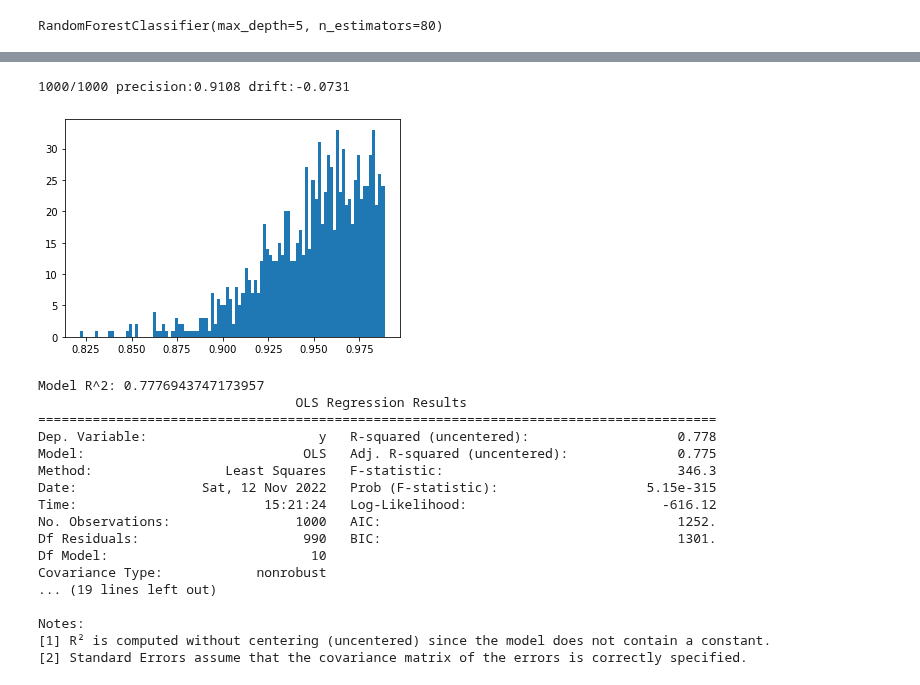
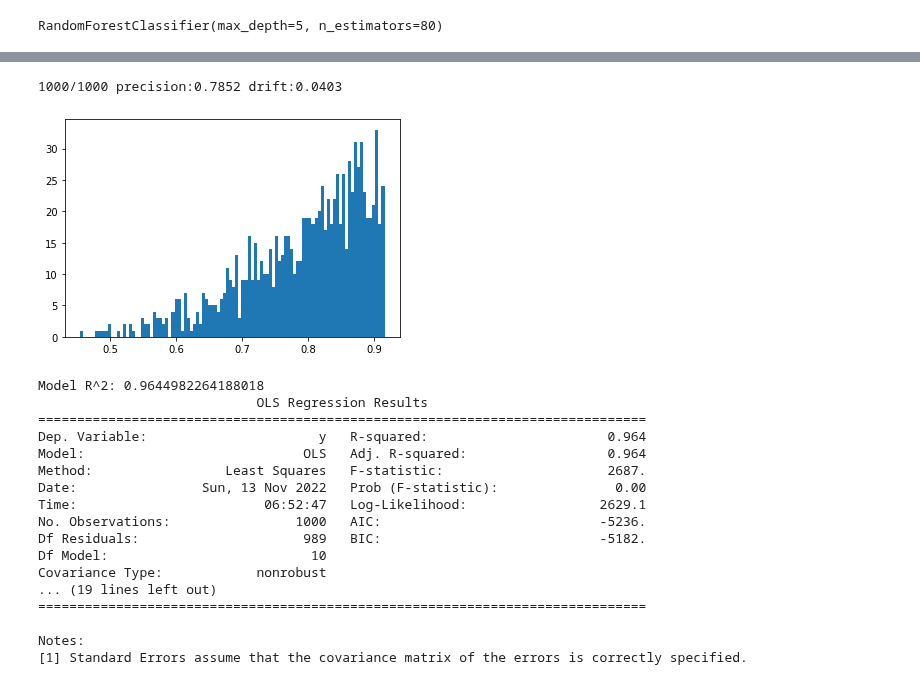
Before and after one commit to dolmani38/drift, a Jupyter notebook: synthetic_data_generation_1112.ipynb, the cells around one changed output, grey strips where cells are left out. Saved outputs shown, nothing was run; the diff lists cells and outputs as text; code cells hidden in the pictures.

```diff
--- a/synthetic_data_generation_1112.ipynb
+++ b/synthetic_data_generation_1112.ipynb
@@ -76,8 +82,8 @@ business_model.fit(trainset,train_y)
 # %% [output]
 RandomForestClassifier(max_depth=5, n_estimators=80)
 # %%
-testset = dataset[100000:110000].drop(columns=['y']).values
-test_y = dataset[100000:110000]['y'].values
+testset = dataset[10000:14000].drop(columns=['y']).values
+test_y = dataset[10000:14000]['y'].values
 # %%
 from sklearn.metrics import precision_recall_fscore_support
 
@@ -123,8 +129,8 @@ def __ks_drift(ref_x,inf_x):
         x_drift[i,1] = p
     return x_drift
 # %%
-X2 = dataset[110000:].drop(columns=['y']).values
-Y2 = dataset[110000:]['y'].values
+X2 = dataset[14000:].drop(columns=['y']).values
+Y2 = dataset[14000:]['y'].values
 # %%
 import math
 
@@ -132,7 +138,7 @@ result = {}
 result['precision'] = []
 result['predicted'] = []
 result['drift'] = []
-window_size = 100000
+window_size = 10000
 step = 5000
 predicted = 0
 batch = math.ceil((X2.shape[0]-window_size)/step)
@@ -182,7 +188,7 @@ import statsmodels.api as sm
 def ppm_build(scale = 10.0,epoch =1000):
     scores = []
     drifts = []
-
+    test_result = {}
     base = base_score[0]*100
     perf = np.random.normal(loc=base, scale=scale, size=epoch)
     perf = np.asarray([c if c < base else base*2 - c for c in perf]) /100
@@ -197,11 +203,16 @@ def ppm_build(scale = 10.0,epoch =1000):
         ty = ffx[:,10]
         f1 = precision_recall_fscore_support(ty, business_model.predict(tx),average='binary')
         #x_ref2 = np.random.permutation(x_ref)[0:tx.shape[0]]
-        #drift = __ks_drift(trainset[np.random.choice(trainset.shape[0],tx.shape[0], replace=False),:],tx)
-        drift = __ks_drift(trainset,tx)
+        drift = __ks_drift(trainset[np.random.choice(trainset.shape[0],tx.shape[0], replace=False),:],tx)
+        #drift = __ks_drift(trainset,tx)
         scores.append(f1[0])
-        drifts.append(drift[:,0])
+        drifts.append(np.append(drift[:,0],1))
         print(f"\r{i+1}/{epoch} precision:{f1[0]:.4f} drift:{drift[0,0]:.4f}", end="", flush=True)
+
+    test_result['precision'] = scores
+    drifts = np.asarray(drifts)
+    for i in range(10):
+        test_result[f'd{i}'] = drifts[:,i]
 
     plt.hist(scores, bins = 100)
     plt.show()
@@ -209,26 +220,26 @@ def ppm_build(scale = 10.0,epoch =1000):
     model = sm.OLS(scores, drifts).fit()
     print('Model R^2:',model.rsquared)
     print(model.summary())
-    return model
+    return model, pd.DataFrame(test_result)
 # %%
-ppmodel = ppm_build(scale = 5,epoch =1000)
+ppmodel,df_test_result = ppm_build(scale = 15,epoch =1000)
 # %% [output]
-1000/1000 precision:0.9108 drift:-0.0731
+1000/1000 precision:0.7852 drift:0.0403
-[figure, old version]
+[figure, new version]
-Model R^2: 0.7776943747173957
-                                 OLS Regression Results
-=======================================================================================
-Dep. Variable:                      y   R-squared (uncentered):                   0.778
-Model:                            OLS   Adj. R-squared (uncentered):              0.775
-Method:                 Least Squares   F-statistic:                              346.3
-Date:                Sat, 12 Nov 2022   Prob (F-statistic):                   5.15e-315
-Time:                        15:21:24   Log-Likelihood:                         -616.12
-No. Observations:                1000   AIC:                                      1252.
-Df Residuals:                     990   BIC:                                      1301.
+Model R^2: 0.9644982264188018
+                            OLS Regression Results
+==============================================================================
+Dep. Variable:                      y   R-squared:                       0.964
+Model:                            OLS   Adj. R-squared:                  0.964
+Method:                 Least Squares   F-statistic:                     2687.
+Date:                Sun, 13 Nov 2022   Prob (F-statistic):               0.00
+Time:                        06:52:47   Log-Likelihood:                 2629.1
+No. Observations:                1000   AIC:                            -5236.
+Df Residuals:                     989   BIC:                            -5182.
 Df Model:                          10
 Covariance Type:            nonrobust
 ... (19 lines left out)
+==============================================================================
 
 Notes:
-[1] R² is computed without centering (uncentered) since the model does not contain a constant.
-[2] Standard Errors assume that the covariance matrix of the errors is correctly specified.
+[1] Standard Errors assume that the covariance matrix of the errors is correctly specified.
```
Also changed, not shown: parts of 21 cells of this notebook.
